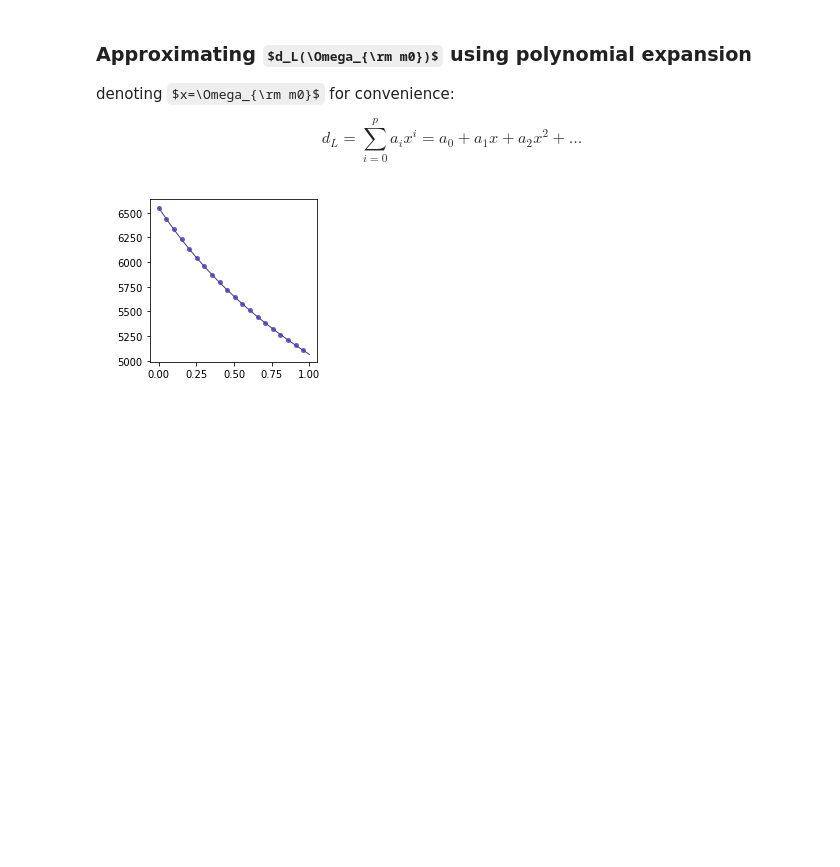
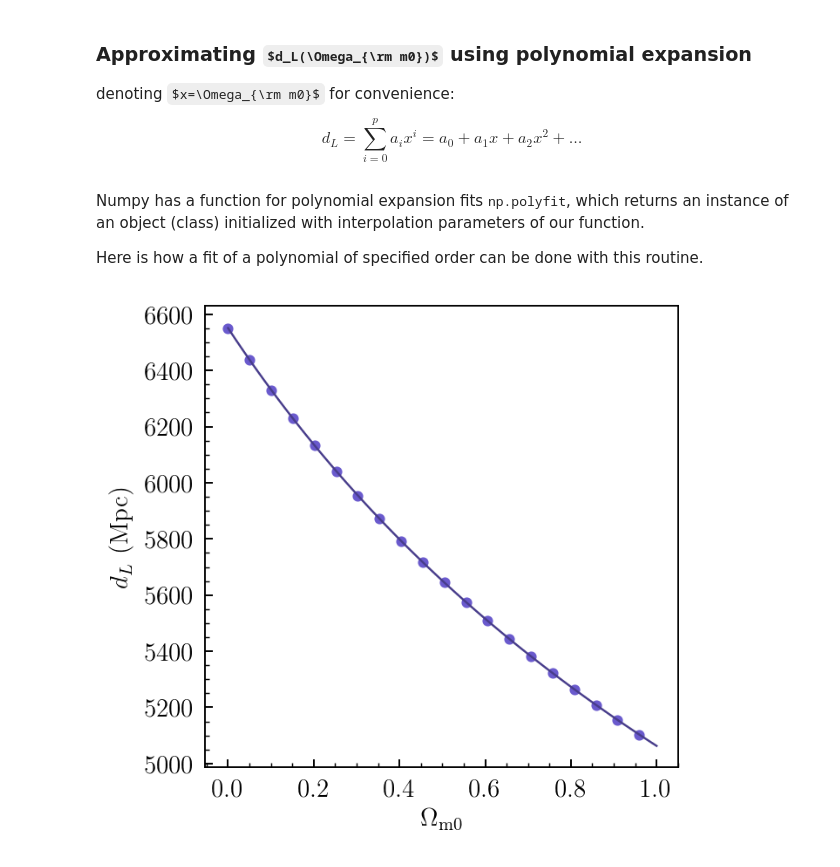
Before and after one commit to a-kravtsov/a211w20, a Jupyter notebook: 02_integration_approximation.ipynb, the cells around one changed output. Drawn from its saved outputs; the diff is of its cells as text; code cells hidden in the pictures; some formulas as TeX source; blank space fills up the shorter version.

```diff
--- a/02_integration_approximation.ipynb
+++ b/02_integration_approximation.ipynb
@@ -279,7 +281,7 @@ def trapzd2(func, a, b, hstep):
     return (4.*trapzd(func, a, b, 0.5*hstep) - trapzd(func, a, b, hstep)) / 3.
 # %%
 # integrate e^x from a, b - exact integral = e^b - e^a
-a = 0; b = 1
+a = 0.; b = 1.
 ns = 20
 
 fexact = np.exp(b) - np.exp(a)
@@ -670,6 +689,6 @@ dL = np.zeros_like(z)
 import timeit
 tstart = timeit.default_timer()
 for i, zd in enumerate(z):
-    dL[i] = d_L_romberg(zd, H0, Om0, OmL, atol=1.15e-16, rtol=1.15e-16)
+    dL[i] = d_L_romberg(zd, H0, Om0, OmL, atol=1.e-8, rtol=1.e-18)
 print("Romberg execution time = %.2g sec"%(timeit.default_timer()-tstart))
 # %% [output]
@@ -802,6 +827,10 @@ denoting $x=\Omega_{\rm m0}$ for convenience:
 
 $$d_L = \sum\limits_{i=0}^{p}a_i x^i = a_0 + a_1 x + a_2 x^2 +\ldots
 $$
+# %% [markdown]
+Numpy has a function for polynomial expansion fits <tt>np.polyfit</tt>, which returns an instance of an object (class) initialized with interpolation parameters of our function.
+
+Here is how a fit of a polynomial of specified order can be done with this routine.
 # %%
 # numpy has a routine polyfit that computes coefficients a_i, given the data to fit and order p
 porder = 10
@@ -809,11 +838,11 @@ porder = 10
 polyfit = np.polyfit(Om0[::nss], dLgrid[::nss,nsOmL], porder)
 pfit = np.poly1d(polyfit)
 # %%
-Oma = np.linspace(0., 1., 1000)
 
-plot_line_points(Om0, pfit(Om0), xp=Om0[::nss], yp=dLgrid[::nss,nsOmL], points=True, figsize=3)
+plot_line_points(Om0, pfit(Om0), xp=Om0[::nss], yp=dLgrid[::nss,nsOmL], points=True,
+                 xlabel=r'$\Omega_{\rm m0}$', ylabel=r'$d_L\rm\ (Mpc)$', figsize=4)
 # %% [output]
-[figure, old version]
+[figure, new version]
 # %%
 frac_error = np.log10(np.maximum(np.abs(1.0-pfit(Om0)/dLgrid[:,nsOmL]), 2.e-16))
 
```
Also changed, not shown: parts of 32 cells of this notebook.
